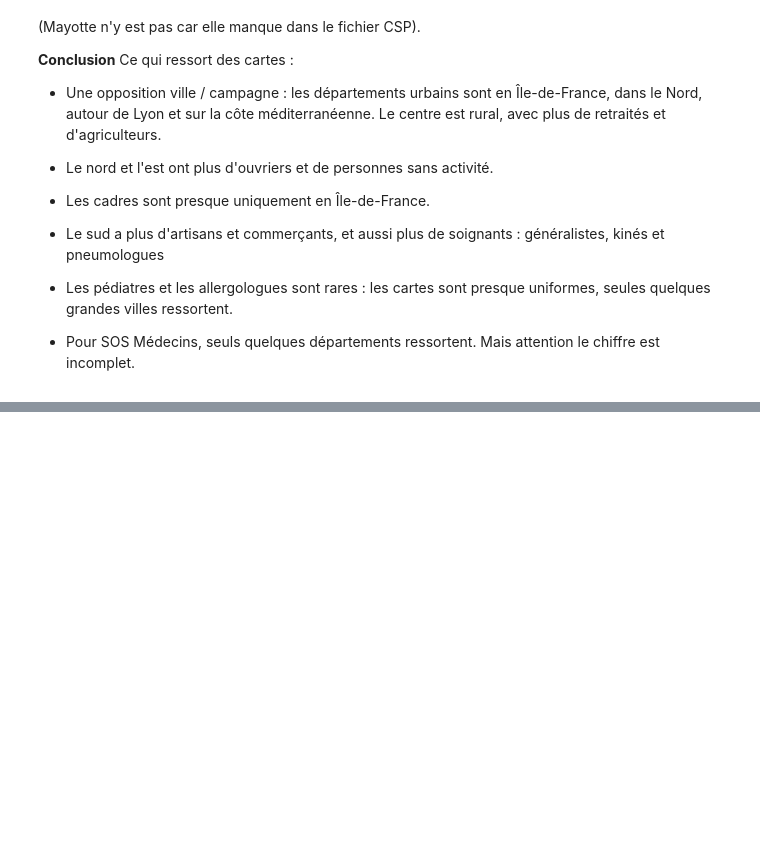
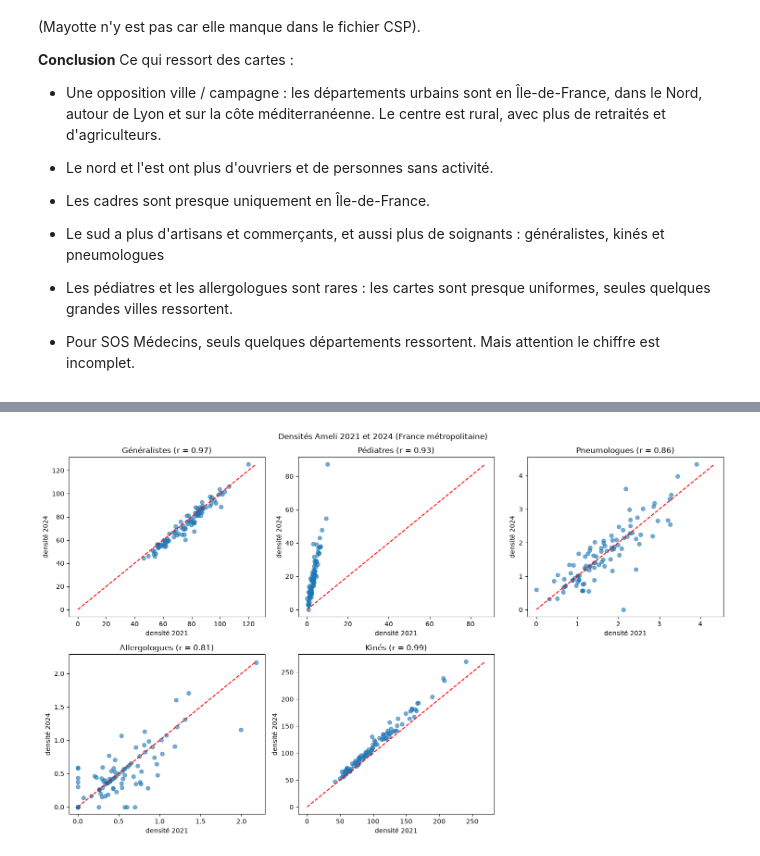
Before and after one commit to jbrocardplatim/LIORA_PROJET_PATHO_RESPIRATOIRES, a Jupyter notebook: notebooks/04d_synthese_socio_eco.ipynb, the cells around one changed output, grey strips where cells are left out. Saved outputs shown, nothing was run; the diff lists cells and outputs as text; code cells hidden in the pictures; blank space fills up the shorter version.

```diff
--- a/notebooks/04d_synthese_socio_eco.ipynb
+++ b/notebooks/04d_synthese_socio_eco.ipynb
@@ -121,0 +207,37 @@ Le fichier socio_eco_dep.csv a une ligne par département. Il pourra être réun
+# %%
+a21 = pd.read_csv('../data/processed/ameli_2021_propre.csv', dtype={'code_dep': str})
+a24 = pd.read_csv('../data/processed/ameli_2024_propre.csv', dtype={'code_dep': str})
+
+# les 2 années merge
+annees = pd.merge(a21, a24, on='code_dep', suffixes=('_21', '_24'))
+
+# métropole seulement
+annees = annees[annees['est_drom_24'] == False]
+
+densites = ['densite_generalistes', 'densite_pediatres',
+            'densite_pneumologues', 'densite_allergologues',
+            'densite_kines']
+titres = ['Généralistes', 'Pédiatres', 'Pneumologues',
+          'Allergologues', 'Kinés']
+
+plt.figure(figsize=(15, 9))
+for i in range(5):
+    plt.subplot(2, 3, i + 1)
+    x = annees[densites[i] + '_21']
+    y = annees[densites[i] + '_24']
+    # un point = un département
+    plt.scatter(x, y, alpha=0.6)
+    # ligne rouge : même valeur en 2021 et en 2024
+    maxi = max(x.max(), y.max())
+    plt.plot([0, maxi], [0, maxi], color='red', linestyle='--')
+    # r : Est-ce que les départements conservent le même classement ?
+    r = x.corr(y)
+    plt.title(titres[i] + ' (r = ' + str(round(r, 2)) + ')')
+    plt.xlabel('densité 2021')
+    plt.ylabel('densité 2024')
+
+plt.suptitle('Densités Ameli 2021 et 2024 (France métropolitaine)')
+plt.tight_layout()
+plt.show()
+# %% [output]
+[figure, added]
```
Also changed, not shown: parts of 12 cells of this notebook, 4 other files.
